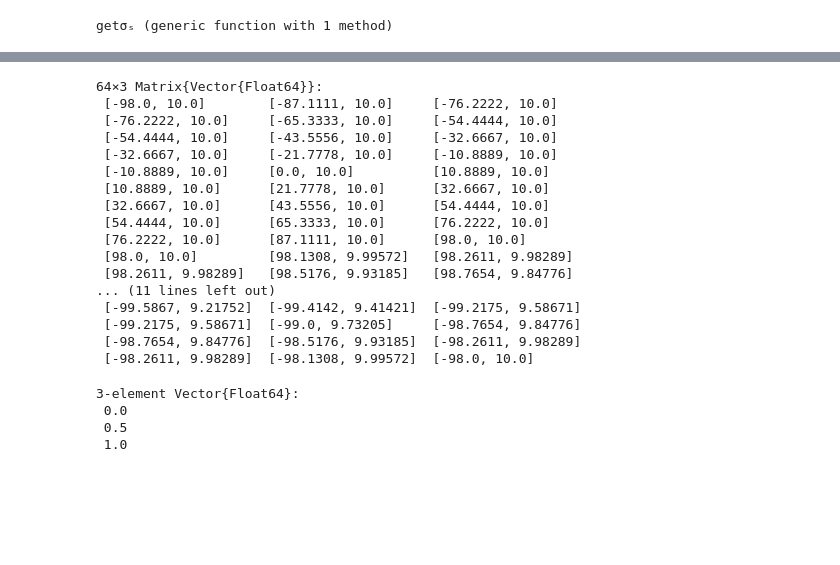
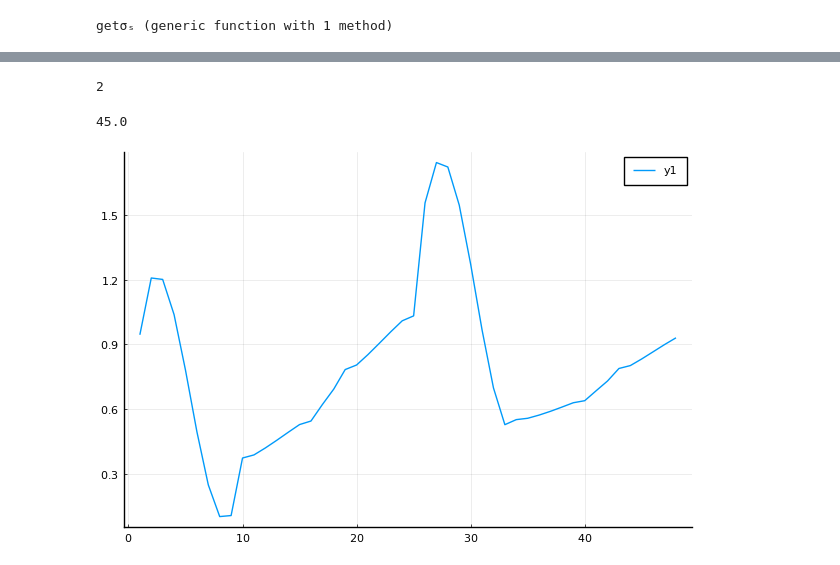
Before and after one commit to Gabmtzz/nanoOpt.jl, a Jupyter notebook: notebook/scatter2d/sc2D_2.ipynb, the cells around one changed output, grey strips where cells are left out. Cells and saved outputs as stored; diff of their text form; code cells hidden in the pictures; blank space fills up the shorter version.

```diff
--- a/notebook/scatter2d/sc2D_2.ipynb
+++ b/notebook/scatter2d/sc2D_2.ipynb
@@ -12,10 +12,9 @@ include("../../src/NanoOpt.jl")
 # %% [output]
 getσₛ (generic function with 1 method)
 # %%
-mat1 = material(1.33^2,1.0)
-mat2 = material(epstable("gold"),1.0)
+mat1 = material(1.0^2,1.0)
+mat2 = material(epstable("silver"),1.0)
 
-m = 2
-λ = 300:15:800
+λ = 500:25:900
 k₀ = 2π./λ;
 # %%
@@ -37,27 +34,6 @@ rpos,SArr = getSvec(m,rod);
-# %%
-SArr
-# %% [output]
-64×3 Matrix{Vector{Float64}}:
- [-98.0, 10.0]        [-87.1111, 10.0]     [-76.2222, 10.0]
- [-76.2222, 10.0]     [-65.3333, 10.0]     [-54.4444, 10.0]
- [-54.4444, 10.0]     [-43.5556, 10.0]     [-32.6667, 10.0]
- [-32.6667, 10.0]     [-21.7778, 10.0]     [-10.8889, 10.0]
- [-10.8889, 10.0]     [0.0, 10.0]          [10.8889, 10.0]
- [10.8889, 10.0]      [21.7778, 10.0]      [32.6667, 10.0]
- [32.6667, 10.0]      [43.5556, 10.0]      [54.4444, 10.0]
- [54.4444, 10.0]      [65.3333, 10.0]      [76.2222, 10.0]
- [76.2222, 10.0]      [87.1111, 10.0]      [98.0, 10.0]
- [98.0, 10.0]         [98.1308, 9.99572]   [98.2611, 9.98289]
- [98.2611, 9.98289]   [98.5176, 9.93185]   [98.7654, 9.84776]
-... (11 lines left out)
- [-99.5867, 9.21752]  [-99.4142, 9.41421]  [-99.2175, 9.58671]
- [-99.2175, 9.58671]  [-99.0, 9.73205]     [-98.7654, 9.84776]
- [-98.7654, 9.84776]  [-98.5176, 9.93185]  [-98.2611, 9.98289]
- [-98.2611, 9.98289]  [-98.1308, 9.99572]  [-98.0, 10.0]
 # %%
-rpos
+u =1
+dThr = 60.
+m = 2
 # %% [output]
-3-element Vector{Float64}:
- 0.0
- 0.5
- 1.0
+2
@@ -63,0 +43,14 @@ rpos
+# %%
+i = 1
+
+k0 = k₀[1]
+r = 500.
+α = 45.
+# %% [output]
+45.0
+# %%
+H,ϕ = getHϕ(m,str,k0,n₂,n₁,dThr,α);
+# %%
+plot(real.(H[:,1]))
+# %% [output]
+[figure, added]
```
Also changed, not shown: parts of 10 cells of this notebook, 3 other files.
